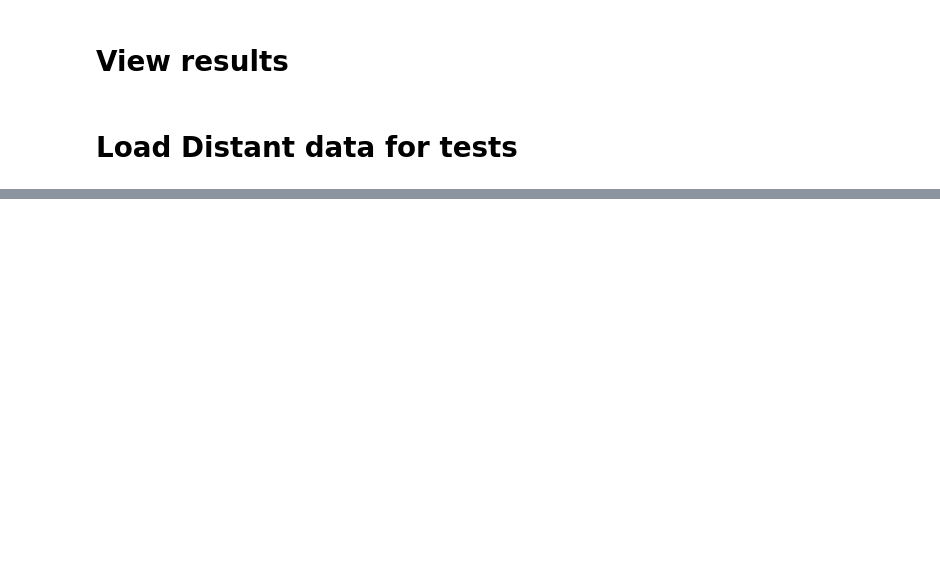
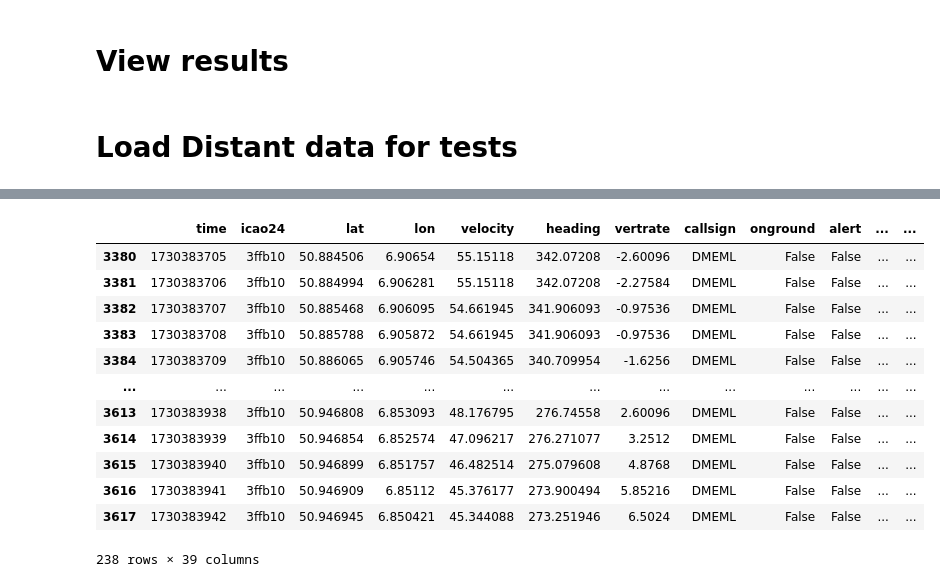
Before and after one commit to DME-3/Low-Alt-Obstacle-Check, a Jupyter notebook: OSN_to_PythonAnywhere.ipynb, the cells around one changed output, grey strips where cells are left out. Saved outputs shown, nothing was run; the diff lists cells and outputs as text; code cells hidden in the pictures; blank space fills up the shorter version.

```diff
--- a/OSN_to_PythonAnywhere.ipynb
+++ b/OSN_to_PythonAnywhere.ipynb
@@ -600,0 +719,32 @@ WHERE
+# %%
+# Add a distance column and compute cumulative along-track distance for each flight
+final_df['dist'] = 0.0
+for flight in final_df.ref.unique():
+  first = True
+  current = final_df[final_df['ref'].isin([flight])] # gets the trajectory of the current flight
+  for row in current.itertuples():
+    previous_pt = (0,0)
+    previous_dist = 0
+    if not(first):
+      current_pt = (float(row.lat), float(row.lon))
+      delta_dist = haversine(previous_pt, current_pt)
+      final_df.loc[row[0],'dist'] = previous_dist + delta_dist
+    previous_pt = (float(row.lat), float(row.lon))
+    previous_dist = final_df.loc[row[0],'dist']
+    first = False
+# %%
+final_df[final_df.ref == '3ffb10_1_311024']
+# %% [output]
+|  | time | icao24 | lat | lon | velocity | heading | vertrate | callsign | onground | alert | ... | ... |
+| 3380 | 1730383705 | 3ffb10 | 50.884506 | 6.90654 | 55.15118 | 342.07208 | -2.60096 | DMEML | False | False | ... | ... |
+| 3381 | 1730383706 | 3ffb10 | 50.884994 | 6.906281 | 55.15118 | 342.07208 | -2.27584 | DMEML | False | False | ... | ... |
+| 3382 | 1730383707 | 3ffb10 | 50.885468 | 6.906095 | 54.661945 | 341.906093 | -0.97536 | DMEML | False | False | ... | ... |
+| 3383 | 1730383708 | 3ffb10 | 50.885788 | 6.905872 | 54.661945 | 341.906093 | -0.97536 | DMEML | False | False | ... | ... |
+| 3384 | 1730383709 | 3ffb10 | 50.886065 | 6.905746 | 54.504365 | 340.709954 | -1.6256 | DMEML | False | False | ... | ... |
+| ... | ... | ... | ... | ... | ... | ... | ... | ... | ... | ... | ... | ... |
+| 3613 | 1730383938 | 3ffb10 | 50.946808 | 6.853093 | 48.176795 | 276.74558 | 2.60096 | DMEML | False | False | ... | ... |
+| 3614 | 1730383939 | 3ffb10 | 50.946854 | 6.852574 | 47.096217 | 276.271077 | 3.2512 | DMEML | False | False | ... | ... |
+| 3615 | 1730383940 | 3ffb10 | 50.946899 | 6.851757 | 46.482514 | 275.079608 | 4.8768 | DMEML | False | False | ... | ... |
+| 3616 | 1730383941 | 3ffb10 | 50.946909 | 6.85112 | 45.376177 | 273.900494 | 5.85216 | DMEML | False | False | ... | ... |
+| 3617 | 1730383942 | 3ffb10 | 50.946945 | 6.850421 | 45.344088 | 273.251946 | 6.5024 | DMEML | False | False | ... | ... |
+238 rows × 39 columns
```
Also changed, not shown: parts of 30 cells of this notebook, 2 other files.
